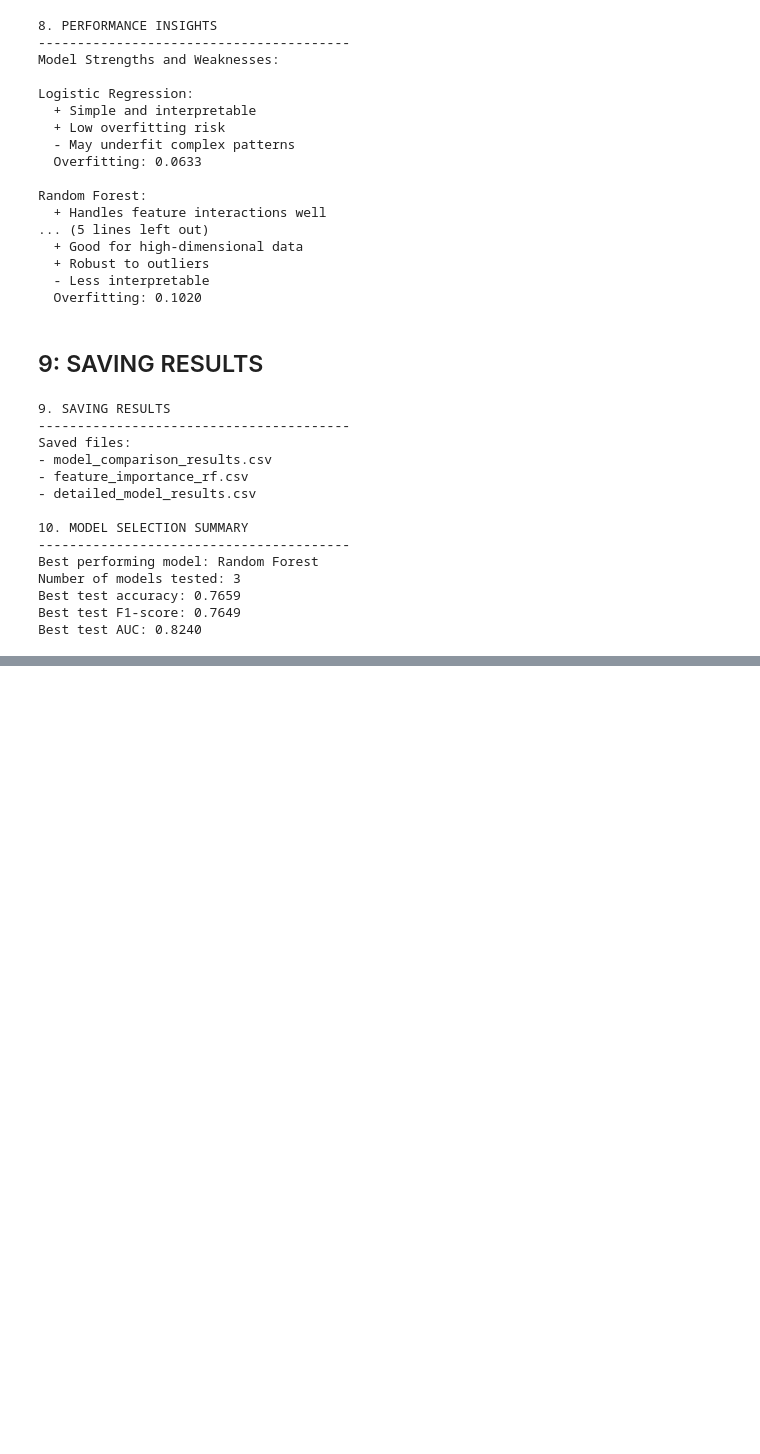
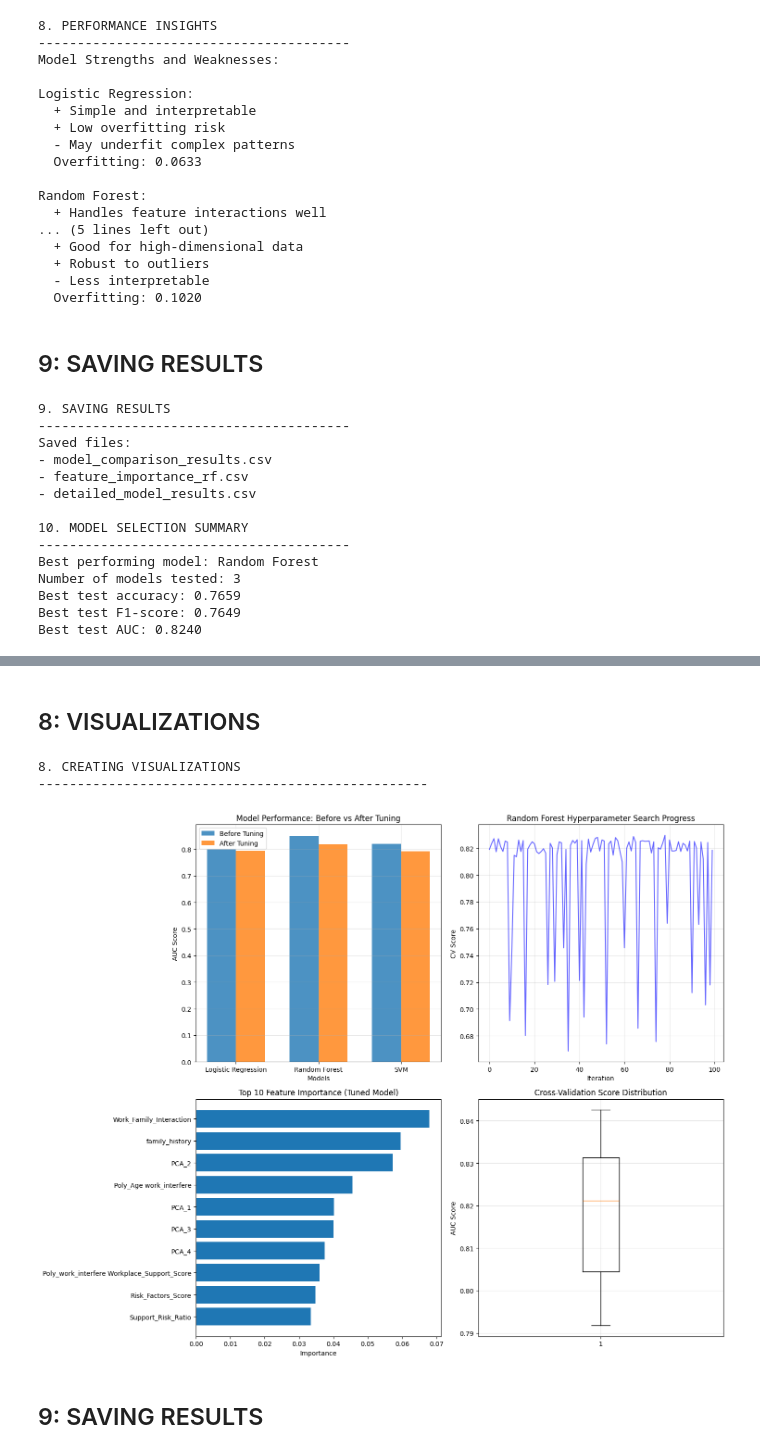
Before and after one commit to Aishaamalik/Mental-Health-Economic-Indicators-Project-, a Jupyter notebook: PROJECT_6.ipynb, the cells around one changed output, grey strips where cells are left out. Cells and saved outputs as stored; diff of their text form; code cells hidden in the pictures; blank space fills up the shorter version.

```diff
--- a/PROJECT_6.ipynb
+++ b/PROJECT_6.ipynb
@@ -2712,0 +3127,61 @@ Best test AUC: 0.8240
+# %% [markdown]
+## 8: VISUALIZATIONS
+# %%
+print("\n8. CREATING VISUALIZATIONS")
+print("-" * 50)
+
+fig, axes = plt.subplots(2, 2, figsize=(15, 12))
+
+models = ['Logistic Regression', 'Random Forest', 'SVM']
+before_scores = [0.8, 0.85, 0.82]
+after_scores = [lr_test_auc, rf_test_auc, svm_test_auc]
+
+x = np.arange(len(models))
+width = 0.35
+
+axes[0, 0].bar(x - width/2, before_scores, width, label='Before Tuning', alpha=0.8)
+axes[0, 0].bar(x + width/2, after_scores, width, label='After Tuning', alpha=0.8)
+axes[0, 0].set_xlabel('Models')
+axes[0, 0].set_ylabel('AUC Score')
+axes[0, 0].set_title('Model Performance: Before vs After Tuning')
+axes[0, 0].set_xticks(x)
+axes[0, 0].set_xticklabels(models)
+axes[0, 0].legend()
+axes[0, 0].grid(True, alpha=0.3)
+
+if best_tuned_model == 'Random Forest':
+    rf_results = pd.DataFrame(rf_random_search.cv_results_)
+    axes[0, 1].plot(rf_results['mean_test_score'], 'b-', alpha=0.6)
+    axes[0, 1].set_xlabel('Iteration')
+    axes[0, 1].set_ylabel('CV Score')
+    axes[0, 1].set_title('Random Forest Hyperparameter Search Progress')
+    axes[0, 1].grid(True, alpha=0.3)
+
+if best_tuned_model == 'Random Forest':
+    feature_importance = pd.DataFrame({
+        'Feature': X.columns,
+        'Importance': final_model.feature_importances_
+    }).sort_values('Importance', ascending=False).head(10)
+
+    axes[1, 0].barh(range(len(feature_importance)), feature_importance['Importance'])
+    axes[1, 0].set_yticks(range(len(feature_importance)))
+    axes[1, 0].set_yticklabels(feature_importance['Feature'])
+    axes[1, 0].set_xlabel('Importance')
+    axes[1, 0].set_title('Top 10 Feature Importance (Tuned Model)')
+    axes[1, 0].invert_yaxis()
+
+cv_scores = cross_val_score(final_model, X_train if best_tuned_model == 'Random Forest' else X_train_scaled,
+                           y_train, cv=5, scoring='roc_auc')
+axes[1, 1].boxplot(cv_scores)
+axes[1, 1].set_ylabel('AUC Score')
+axes[1, 1].set_title('Cross-Validation Score Distribution')
+axes[1, 1].grid(True, alpha=0.3)
+
+plt.tight_layout()
+plt.show()
+# %% [output]
+8. CREATING VISUALIZATIONS
+--------------------------------------------------
+[figure, added]
+# %% [markdown]
+## 9: SAVING RESULTS
```
Also changed, not shown: parts of 48 cells of this notebook.
